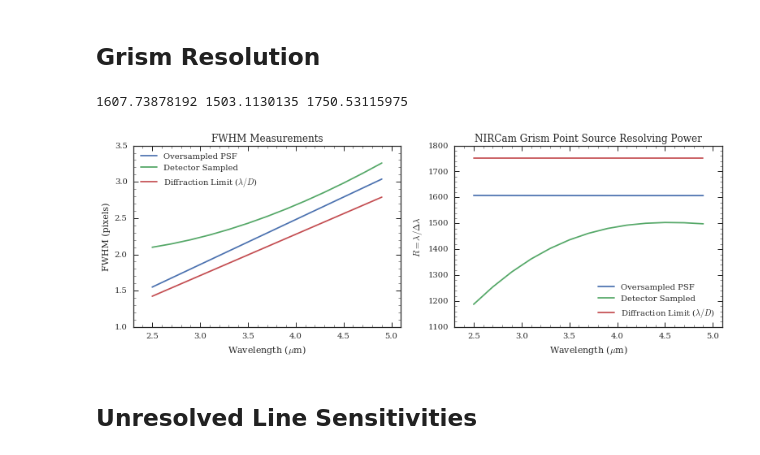
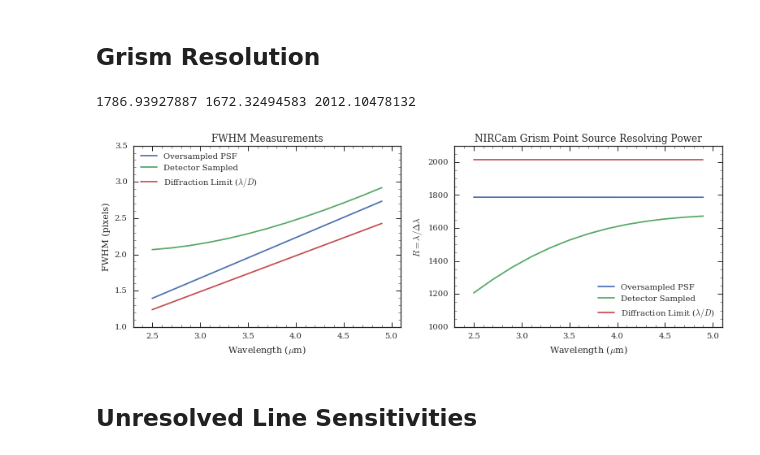
Before and after one commit to JarronL/pynrc, a Jupyter notebook: notebooks/Grism0_ModA_properties.ipynb, the cells around one changed output. Cells and saved outputs as stored; diff of their text form; code cells hidden in the pictures.

```diff
--- a/notebooks/Grism0_ModA_properties.ipynb
+++ b/notebooks/Grism0_ModA_properties.ipynb
@@ -148,7 +150,19 @@ def wrap_psf_for_mp(args):
     """
     inst,w,fov_pix,oversample = args
     hdu_list = inst.calcPSF(outfile=None, save_intermediates=False, oversample=oversample, rebin=True, \
-                            fov_pixels=fov_pix, monochromatic=w*1e-6 / 0.87, display=False, normalize='last')
+                            fov_pixels=fov_pix, monochromatic=w*1e-6, display=False, normalize='last')
+
+    # Original data
+    data0 = hdu_list[0].data
+    data1 = hdu_list[1].data
+
+    # Scale oversampled data via rebin, then downsample to detector pixels
+    data0_scale = pynrc.nrc_utils.frebin(data0, scale=(1,1.07))
+    data0_scale = pynrc.nrc_utils.pad_or_cut_to_size(data0_scale, data0.shape)
+    data1_scale = pynrc.nrc_utils.frebin(data0_scale, dimensions=data1.shape)
+
+    hdu_list[0].data = data0_scale
+    hdu_list[1].data = data1_scale
 
     # Oversampled PSF
     fwhm_pix = webbpsf.measure_fwhm(hdu_list,0) / hdu_list[0].header['PIXELSCL']
@@ -219,33 +233,34 @@ f, (ax1, ax2) = plt.subplots(1,2, figsize=(13,4))
 #    ax1.plot(waves, fwhm_pix_all[i], label ='Oversample=%i'%(os_arr[i]))
 ax1.plot(waves, fwhm_over, label='Oversampled PSF')
 ax1.plot(waves, fwhm_det,  label='Detector Sampled')
 ax1.plot(waves, fwhm_dif,  label='Diffraction Limit ($\lambda/D$)')
 ax1.set_xlabel('Wavelength ($\mu$m)')
 ax1.set_ylabel('FWHM (pixels)')
 ax1.set_title('FWHM Measurements')
 ax1.legend(loc='best')
 ax1.set_xlim([2.3,5.1])
+ax1.set_ylim([1.0,3.5])
 ax1.minorticks_on()
 
 R_over = waves*res/fwhm_over
 R_det = waves*res/fwhm_det
 R_dif = waves*res/fwhm_dif
 
 #for i in range(len(os_arr)):
 #    d_lambda = fwhm_pix_all[i]
 #    ax2.plot(waves, waves*res/d_lambda, label ='Oversample=%i'%(os_arr[i]))
 ax2.plot(waves, R_over, label='Oversampled PSF')
 ax2.plot(waves, R_det,  label='Detector Sampled')
 ax2.plot(waves, R_dif,  label='Diffraction Limit ($\lambda/D$)')
 ax2.set_xlabel('Wavelength ($\mu$m)')
 ax2.set_ylabel('$R=\lambda/\Delta\lambda$')
 ax2.set_title('NIRCam Grism Point Source Resolving Power')
 ax2.legend(loc='best')
 ax2.set_xlim([2.3,5.1])
+ax2.set_ylim([1000,2100])
 ax2.minorticks_on()
-ax2.set_ylim([1100,1800])
 
 print(R_over.max(),R_det.max(),R_dif.max())
 # %% [output]
-1607.73878192 1503.1130135 1750.53115975
+1786.93927887 1672.32494583 2012.10478132
-[figure, old version]
+[figure, new version]
```
Also changed, not shown: parts of 3 cells of this notebook, 2 other files.
